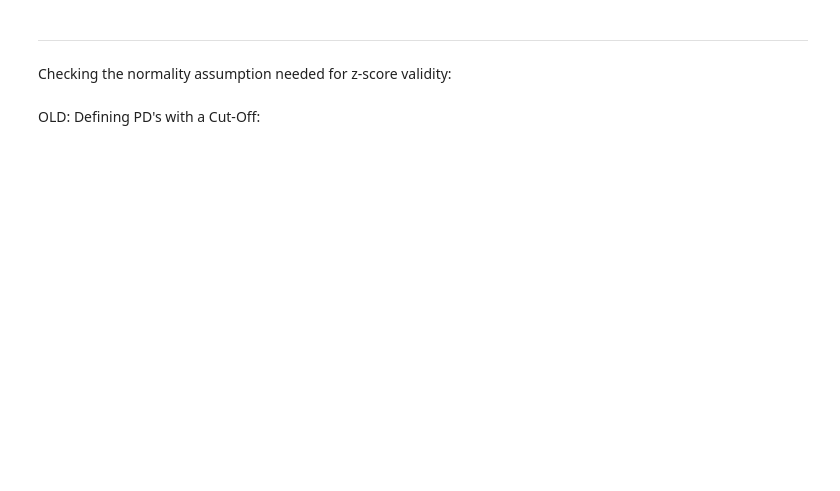
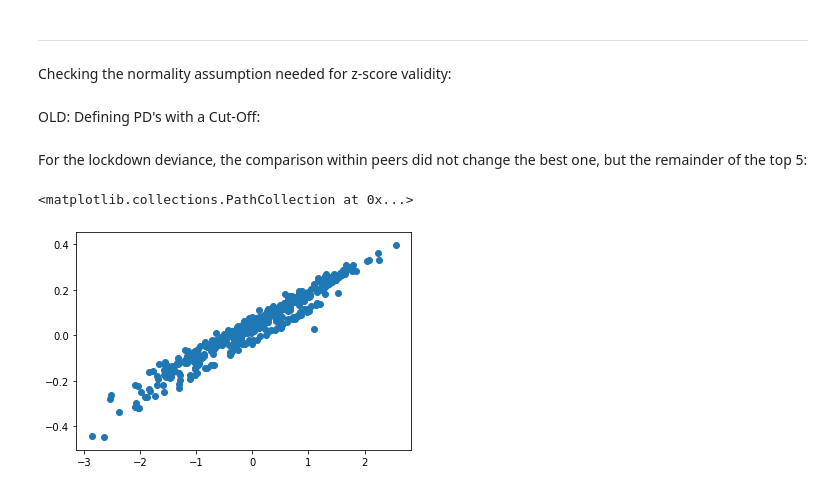
Before and after one commit to gizdatalab/Covid_DPPD, a Jupyter notebook: 06_deviance_analysis.ipynb, the cells around one changed output. Drawn from its saved outputs; the diff is of its cells as text; code cells hidden in the pictures; blank space fills up the shorter version.

```diff
--- a/06_deviance_analysis.ipynb
+++ b/06_deviance_analysis.ipynb
@@ -209,3 +216,10 @@ OLD: Defining PD's with a Cut-Off:
 # if NORMAL_ONLY:
 #     lockdown_pd = lockdown_pd[lockdown_pd.shap_lockdown_z>=.05]
 #     summer_pd = summer_pd[summer_pd.shap_lockdown_z>=.05]
+# %% [markdown]
+For the lockdown deviance, the comparison within peers did not change the best one, but the remainder of the top 5:
+# %%
+plt.scatter(deviance_df['lockdown_z'],deviance_df['deviance_lockdown'])
+# %% [output]
+<matplotlib.collections.PathCollection at 0x...>
+[figure, added]
```
Also changed, not shown: parts of 3 cells of this notebook, 6 other files.
